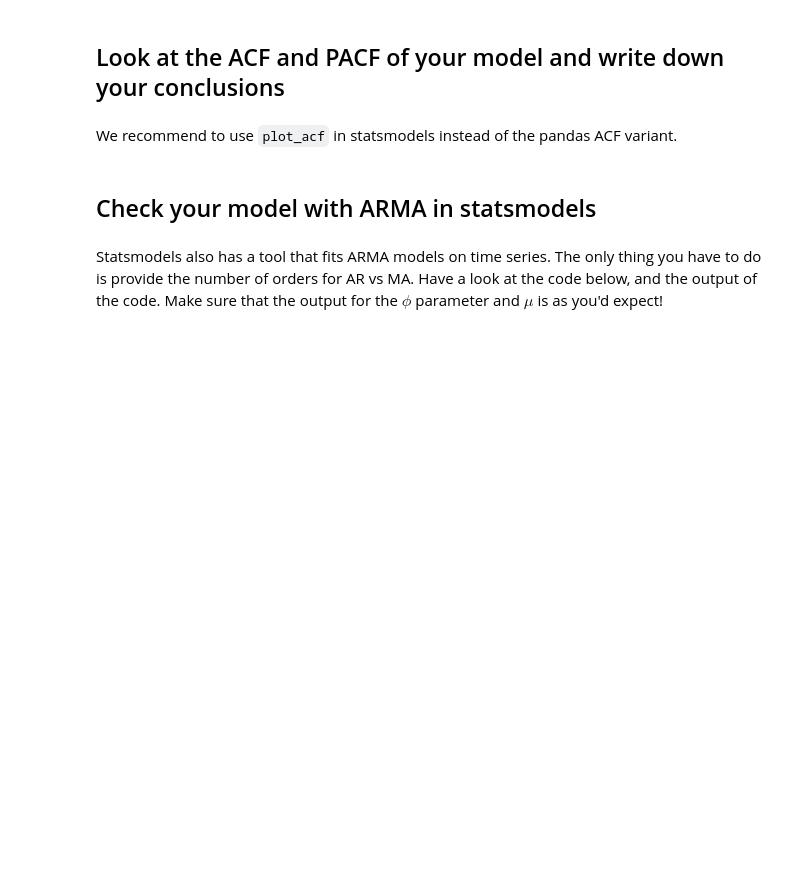
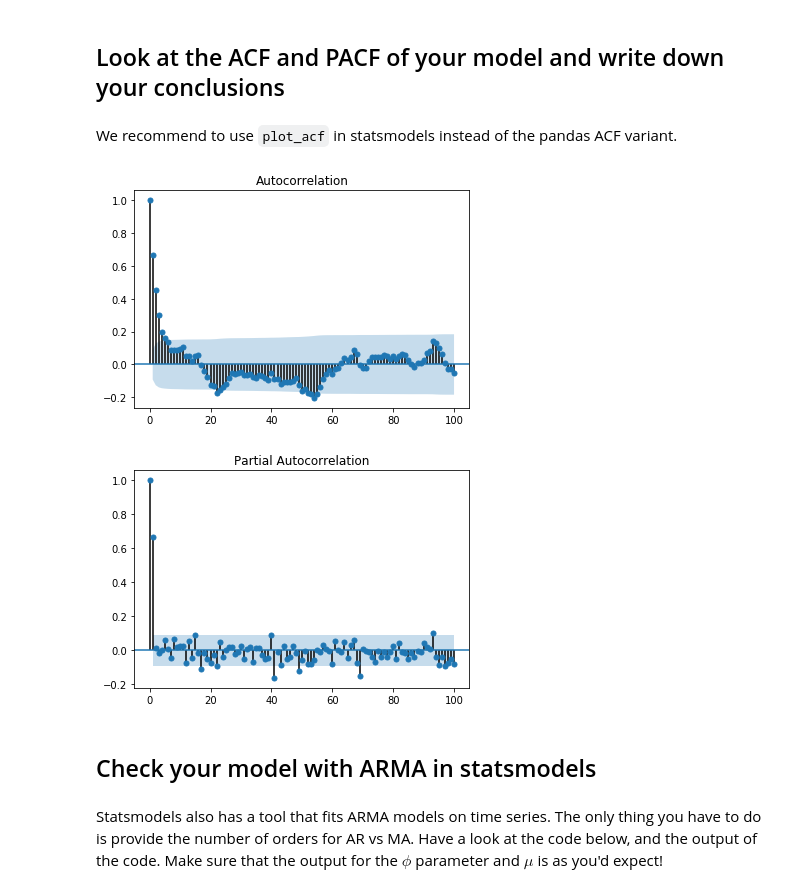
Before and after one commit to npschafer/dsc-arma-models-lab-houston-ds-042219, a Jupyter notebook: index.ipynb, the cells around one changed output. Cells and saved outputs as stored; diff of their text form; code cells hidden in the pictures; blank space fills up the shorter version.

```diff
--- a/index.ipynb
+++ b/index.ipynb
@@ -72,3 +69,12 @@ from statsmodels.graphics.tsaplots import plot_acf
+# %%
+from statsmodels.graphics.tsaplots import plot_pacf, plot_acf
+# plot autocorrelation
+plot_acf(ts, lags = 100);
+# plot partial autocorrelation
+plot_pacf(ts, lags = 100);
+# %% [output]
+[figure, added]
+[figure, added]
 # %% [markdown]
 ## Check your model with ARMA in statsmodels
 # %% [markdown]
```
Also changed, not shown: parts of 1 cell of this notebook.
